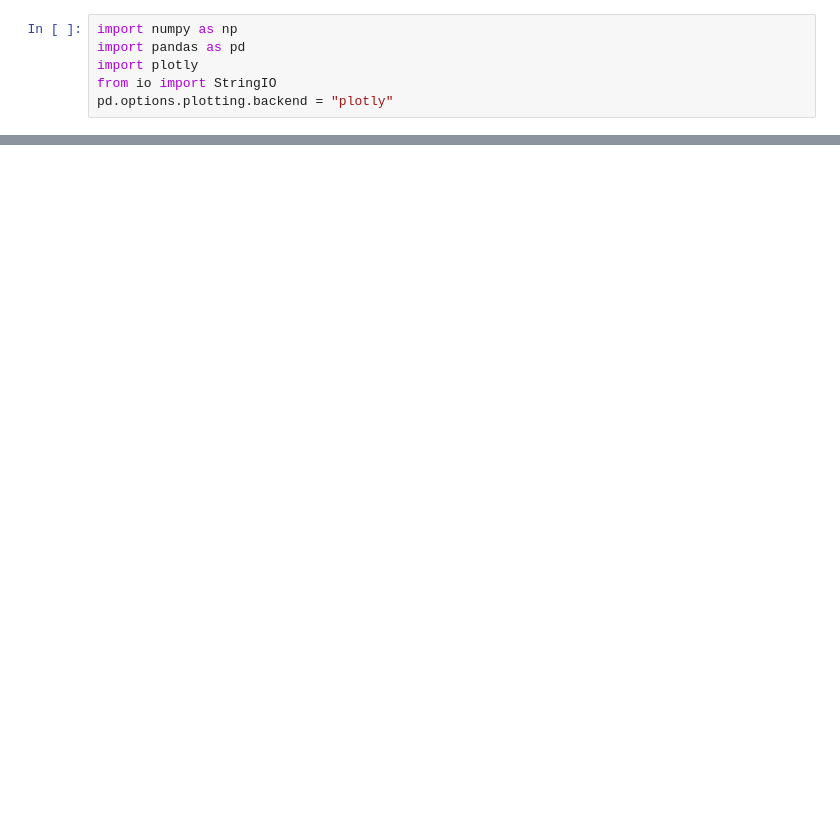
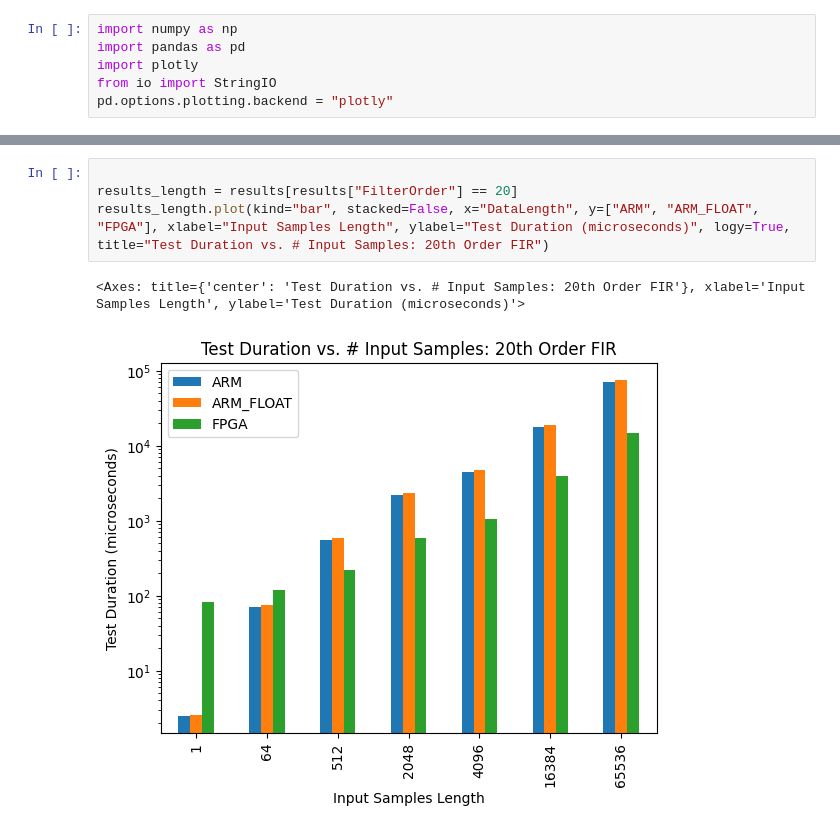
Before and after one commit to nathangoenner/CprE-581-project, a Jupyter notebook: results_parser.ipynb, the cells around one changed output, grey strips where cells are left out. Cells and saved outputs as stored; diff of their text form; blank space fills up the shorter version.

```diff
--- a/results_parser.ipynb
+++ b/results_parser.ipynb
@@ -15,0 +24,7 @@ data.plot(x="Time", y=["In", "Out"])
+# %%
+
+results_length = results[results["FilterOrder"] == 20]
+results_length.plot(kind="bar", stacked=False, x="DataLength", y=["ARM", "ARM_FLOAT", "FPGA"], xlabel="Input Samples Length", ylabel="Test Duration (microseconds)", logy=True, title="Test Duration vs. # Input Samples: 20th Order FIR")
+# %% [output]
+<Axes: title={'center': 'Test Duration vs. # Input Samples: 20th Order FIR'}, xlabel='Input Samples Length', ylabel='Test Duration (microseconds)'>
+[figure, added]
```
Also changed, not shown: parts of 2 cells of this notebook, 3 other files.
